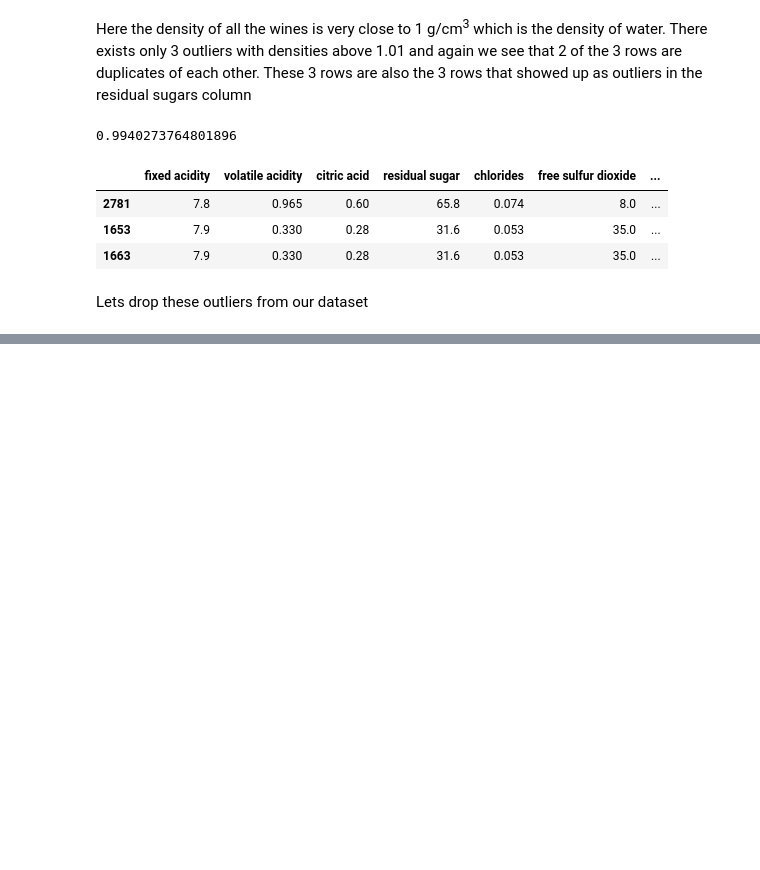
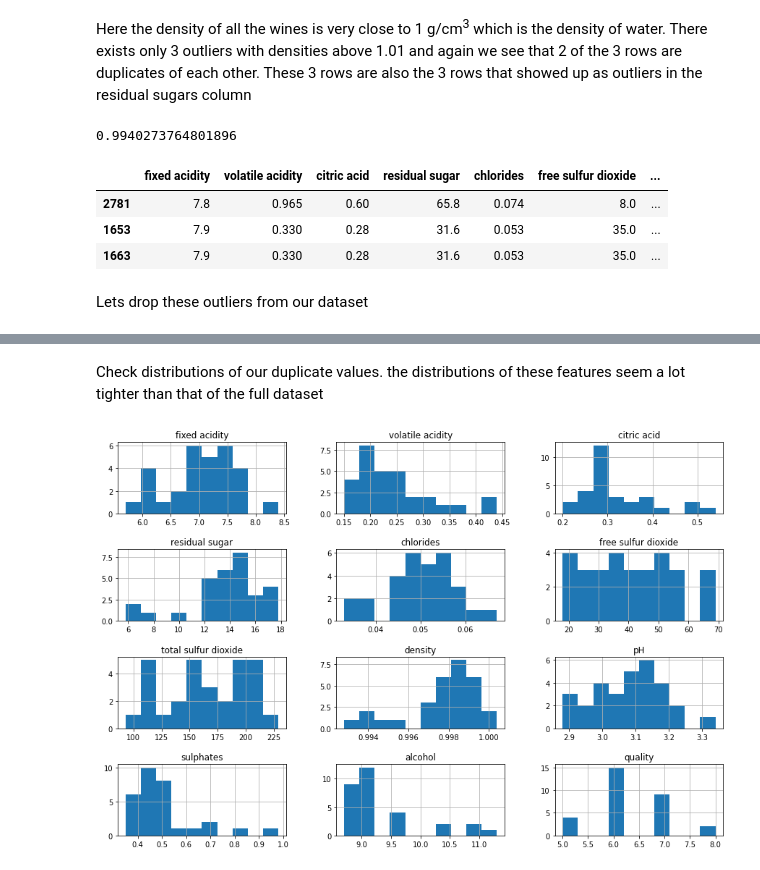
Before and after one commit to clementchen163/Wine-Quality, a Jupyter notebook: Wine Quality Code.ipynb, the cells around one changed output, grey strips where cells are left out. Saved outputs shown, nothing was run; the diff lists cells and outputs as text; code cells hidden in the pictures; blank space fills up the shorter version.

```diff
--- a/Wine Quality Code.ipynb
+++ b/Wine Quality Code.ipynb
@@ -214,0 +235,7 @@ w_df.groupby(w_df.columns.tolist(),as_index=False).size().sort_values(by='size',
+# %% [markdown]
+Check distributions of our duplicate values. the distributions of these features seem a lot tighter than that of the full dataset
+# %%
+dup_grpby[dup_grpby.columns[:-1]].hist(figsize=(15,10))
+plt.subplots_adjust(hspace=0.5);
+# %% [output]
+[figure, added]
```
Also changed, not shown: parts of 13 cells of this notebook.
